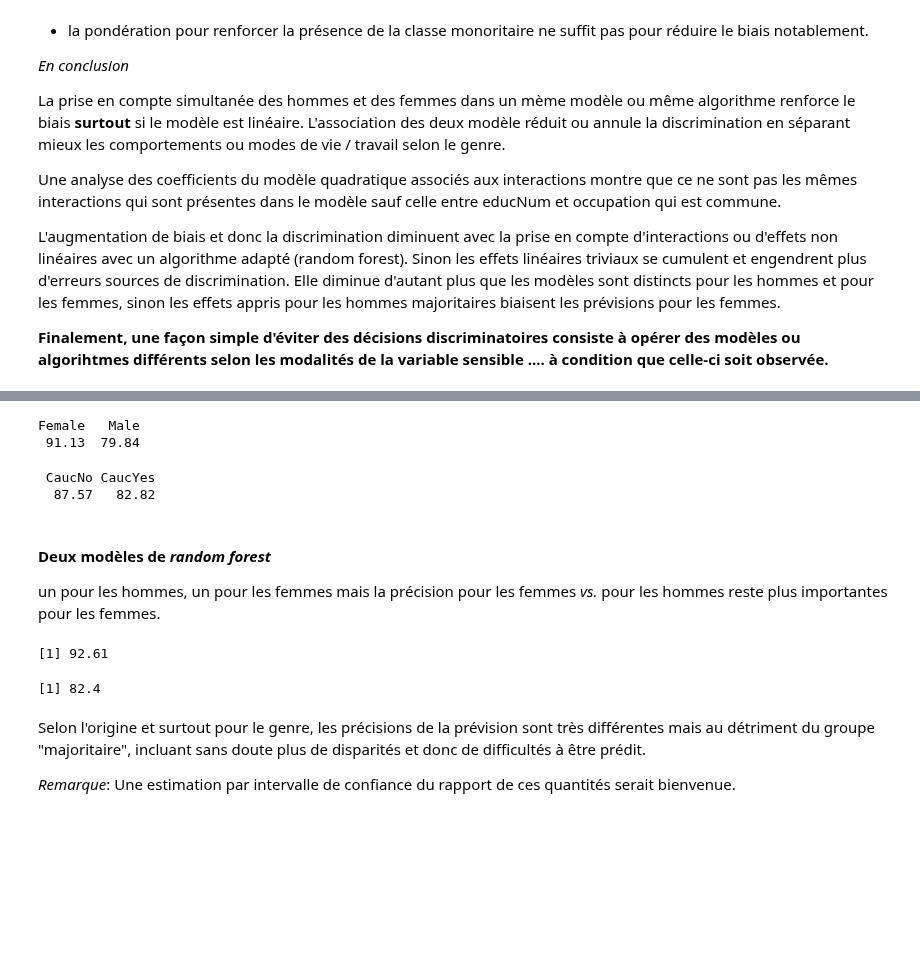
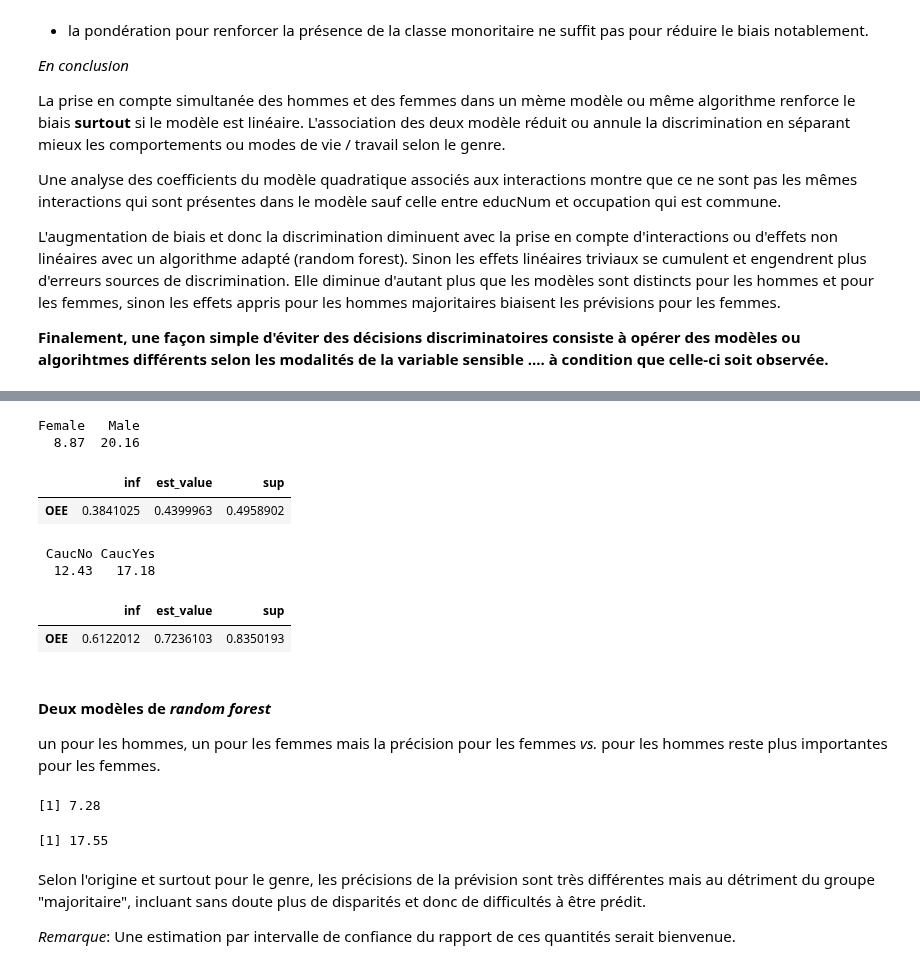
Before and after one commit to wikistat/Fair-ML-4-Ethical-AI, a Jupyter notebook: AdultCensus/AdultCensus-R-biasDetection.ipynb, the cells around one changed output, grey strips where cells are left out. Drawn from its saved outputs; the diff is of its cells as text; code cells hidden in the pictures; blank space fills up the shorter version.

```diff
--- a/AdultCensus/AdultCensus-R-biasDetection.ipynb
+++ b/AdultCensus/AdultCensus-R-biasDetection.ipynb
@@ -1243,5 +1282,5 @@ L'effet disproportionné est une première source de biais ou de discrimination
 # %%
-apply(table(pred.log<0.5,daTest$income,daTest$sex),3,tauxErr)
+apply(table(pred.log>0.5,daTest$income,daTest$sex),3,tauxErr)
 # %% [output]
 Female   Male
- 91.13  79.84
+  8.87  20.16
@@ -1248,17 +1289,27 @@ Female   Male
+# %%
+overErrEqual(daTest$sex,daTest$income,as.factor(pred.log>0.5))
+# %% [output]
+|  | inf | est_value | sup |
+| OEE | 0.3841025 | 0.4399963 | 0.4958902 |
 # %%
-apply(table(pred.log<0.5,daTest$income,daTest$origEthn),3,tauxErr)
+apply(table(pred.log>0.5,daTest$income,daTest$origEthn),3,tauxErr)
 # %% [output]
  CaucNo CaucYes
-  87.57   82.82
+  12.43   17.18
+# %%
+overErrEqual(daTest$origEthn,daTest$income,as.factor(pred.log>0.5))
+# %% [output]
+|  | inf | est_value | sup |
+| OEE | 0.6122012 | 0.7236103 | 0.8350193 |
 # %% [markdown]
 #### Deux modèles de *random forest*
 
 un pour les hommes, un pour les femmes mais la précision pour les femmes *vs.* pour les hommes reste plus importantes pour les femmes.
 # %%
-100-tauxErr(table(yHatFrf,daTestF$income)); 100-tauxErr(table(yHatMrf,daTestM$income))
+tauxErr(table(yHatFrf,daTestF$income)); tauxErr(table(yHatMrf,daTestM$income))
 # %% [output]
-[1] 92.61
+[1] 7.28
-[1] 82.4
+[1] 17.55
 # %% [markdown]
 Selon l'origine et surtout pour le genre, les précisions de la prévision sont très différentes mais au détriment du groupe "majoritaire", incluant sans doute plus de disparités et donc de difficultés à être prédit.
 
```
Also changed, not shown: parts of 19 cells of this notebook, 9 other files.
